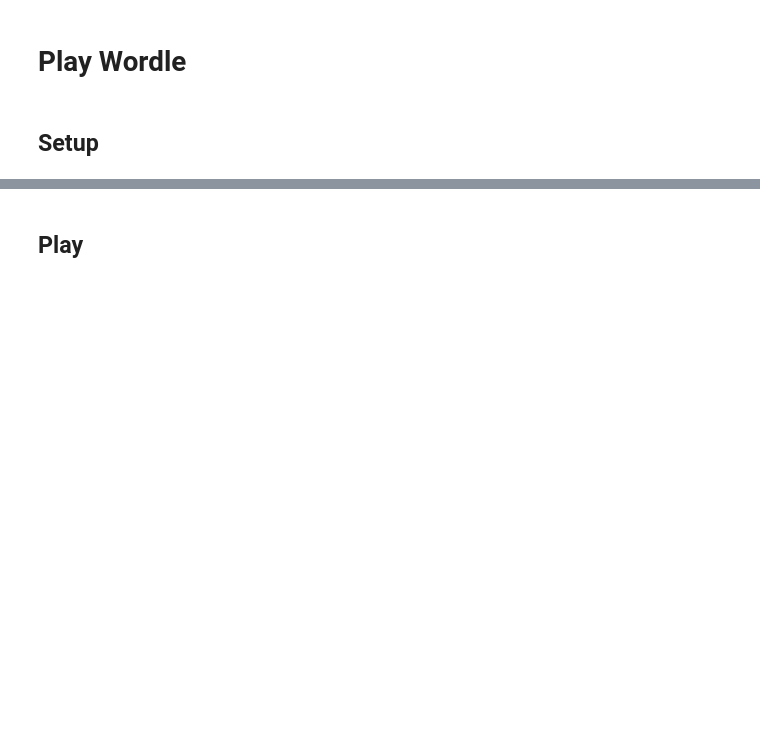
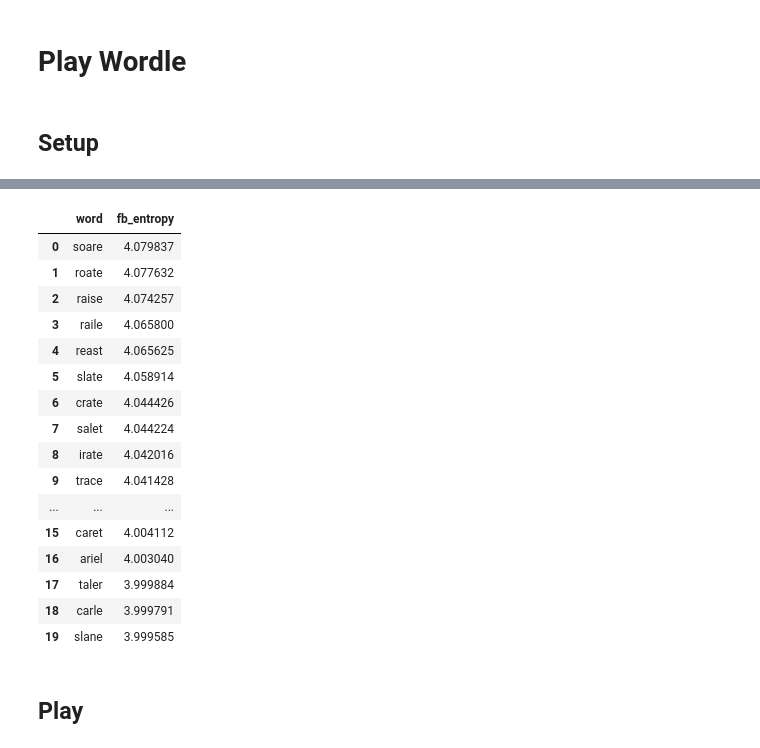
Before and after one commit to chrischow/wordle_solver, a Jupyter notebook: notebooks/play_wordle.ipynb, the cells around one changed output, grey strips where cells are left out. Drawn from its saved outputs; the diff is of its cells as text; code cells hidden in the pictures; blank space fills up the shorter version.

```diff
--- a/notebooks/play_wordle.ipynb
+++ b/notebooks/play_wordle.ipynb
@@ -19,0 +22,2 @@ wordle = wordle_candidates.loc[
+# %%
+top_entropy = game.optimise(method='fb_entropy')
@@ -20,2 +32,24 @@ wordle = wordle_candidates.loc[
+# %%
+t1 = top_entropy.reset_index(drop=True)
+# %%
+t1.head(20)
+# %% [output]
+|  | word | fb_entropy |
+| 0 | soare | 4.079837 |
+| 1 | roate | 4.077632 |
+| 2 | raise | 4.074257 |
+| 3 | raile | 4.065800 |
+| 4 | reast | 4.065625 |
+| 5 | slate | 4.058914 |
+| 6 | crate | 4.044426 |
+| 7 | salet | 4.044224 |
+| 8 | irate | 4.042016 |
+| 9 | trace | 4.041428 |
+| ... | ... | ... |
+| 15 | caret | 4.004112 |
+| 16 | ariel | 4.003040 |
+| 17 | taler | 3.999884 |
+| 18 | carle | 3.999791 |
+| 19 | slane | 3.999585 |
 # %% [markdown]
 ## Play
```
Also changed, not shown: parts of 11 cells of this notebook, 13 other files.
